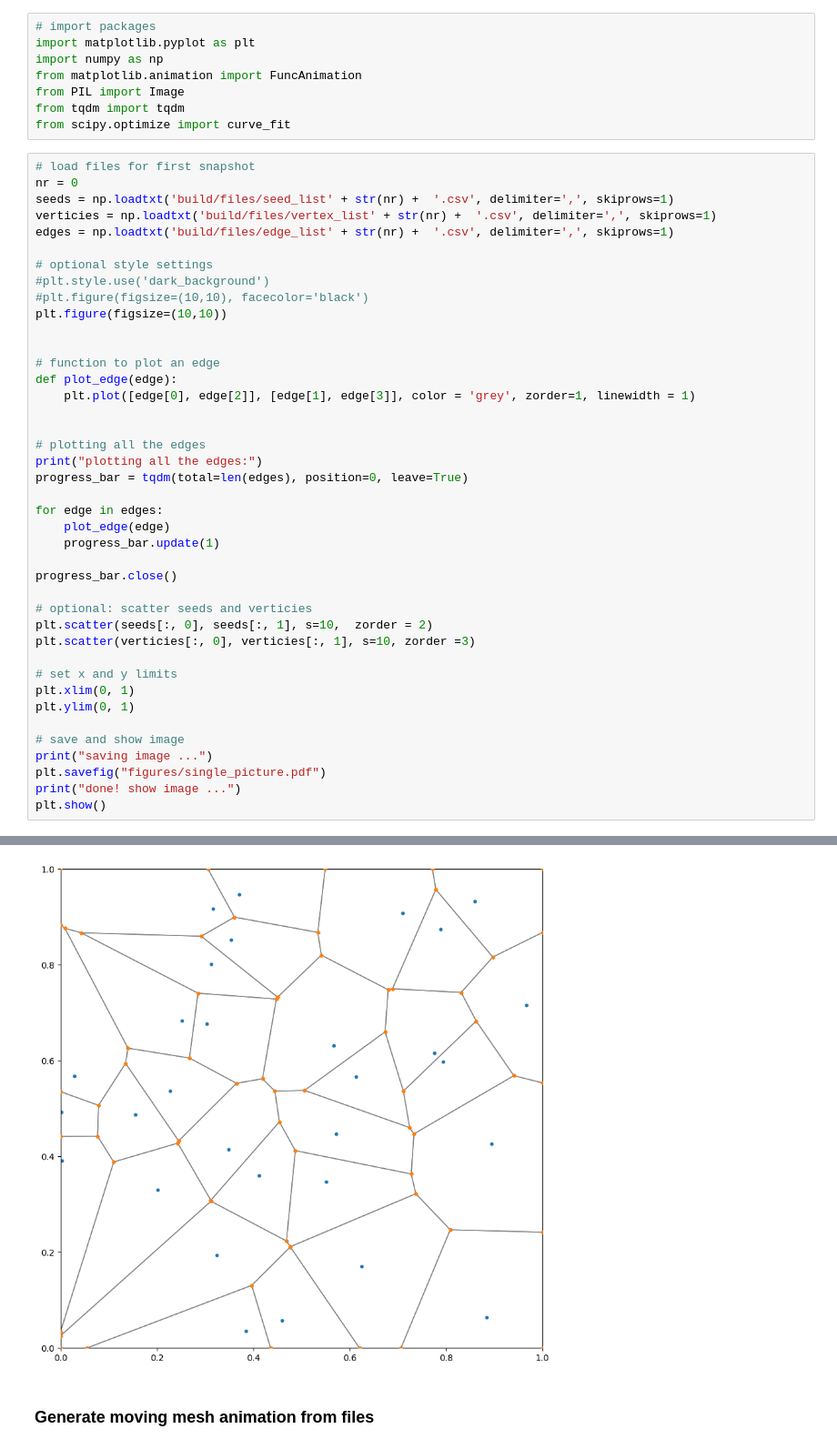
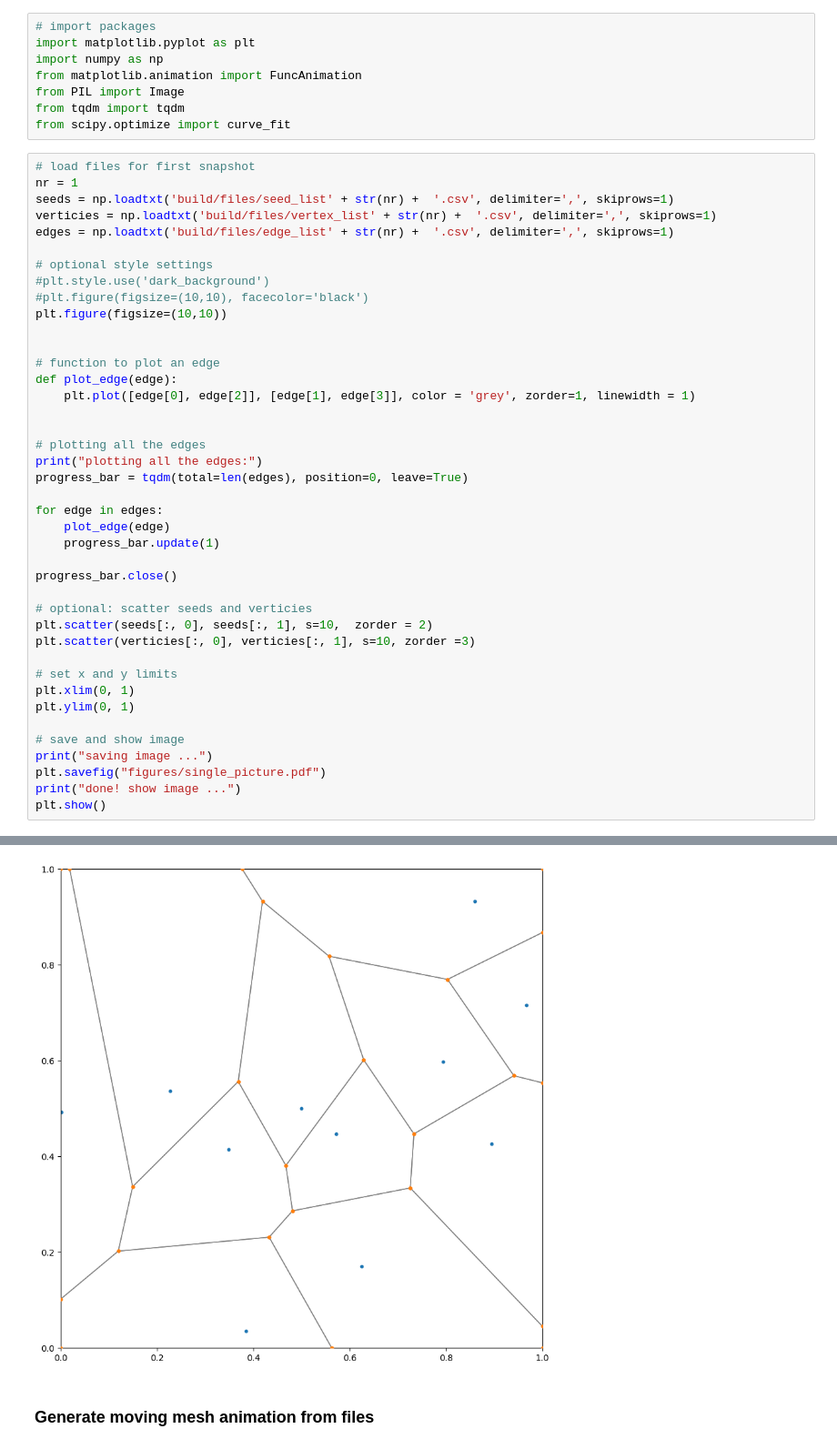
Before and after one commit to lucas56098/voronoi_mesh_project, a Jupyter notebook: animate.ipynb, the cells around one changed output, grey strips where cells are left out. Shown at 91% size. Drawn from its saved outputs; the diff is of its cells as text.

```diff
--- a/animate.ipynb
+++ b/animate.ipynb
@@ -12,7 +12,7 @@ from tqdm import tqdm
 from scipy.optimize import curve_fit
 # %%
 # load files for first snapshot
-nr = 0
+nr = 1
 seeds = np.loadtxt('build/files/seed_list' + str(nr) +  '.csv', delimiter=',', skiprows=1)
 verticies = np.loadtxt('build/files/vertex_list' + str(nr) +  '.csv', delimiter=',', skiprows=1)
 edges = np.loadtxt('build/files/edge_list' + str(nr) +  '.csv', delimiter=',', skiprows=1)
@@ -28,34 +28,34 @@ def plot_edge(edge):
     plt.plot([edge[0], edge[2]], [edge[1], edge[3]], color = 'grey', zorder=1, linewidth = 1)
 
 
 # plotting all the edges
 print("plotting all the edges:")
 progress_bar = tqdm(total=len(edges), position=0, leave=True)
 
 for edge in edges:
     plot_edge(edge)
     progress_bar.update(1)
 
 progress_bar.close()
 
 # optional: scatter seeds and verticies
 plt.scatter(seeds[:, 0], seeds[:, 1], s=10,  zorder = 2)
 plt.scatter(verticies[:, 0], verticies[:, 1], s=10, zorder =3)
 
 # set x and y limits
 plt.xlim(0, 1)
 plt.ylim(0, 1)
 
 # save and show image
 print("saving image ...")
 plt.savefig("figures/single_picture.pdf")
 print("done! show image ...")
 plt.show()
 # %% [output]
 plotting all the edges:
 saving image ...
 done! show image ...
-[figure, old version]
+[figure, new version]
 # %% [markdown]
 ### Generate moving mesh animation from files
 # %%
```
Also changed, not shown: parts of 4 cells of this notebook, 10 other files.
